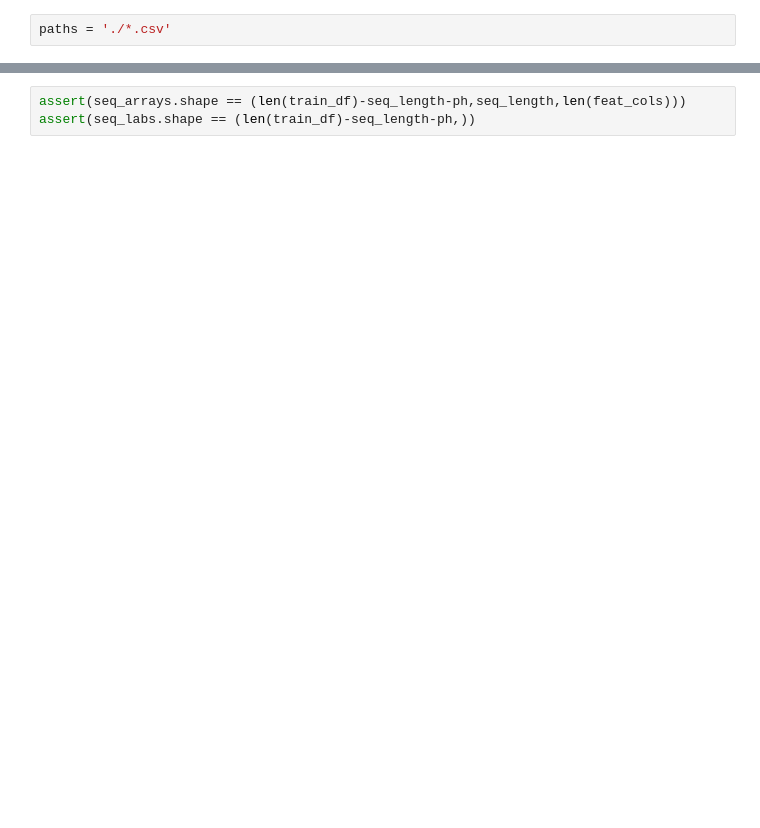
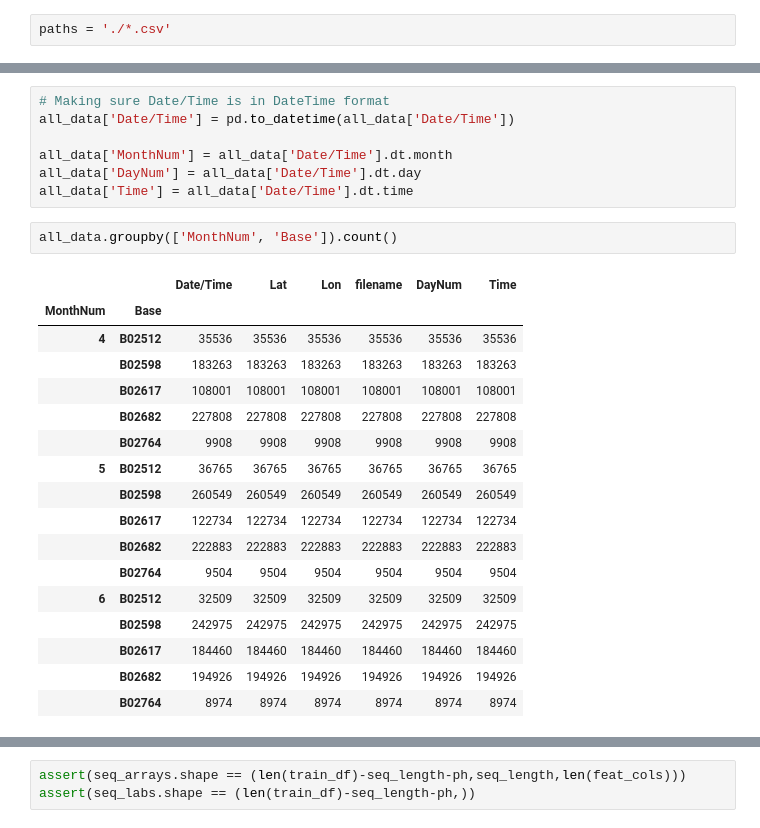
Before and after one commit to ljtaylor99/AAI-530-Final-Project, a Jupyter notebook: AAI530_Final.ipynb, the cells around one changed output, grey strips where cells are left out. Drawn from its saved outputs; the diff is of its cells as text; blank space fills up the shorter version.

```diff
--- a/AAI530_Final.ipynb
+++ b/AAI530_Final.ipynb
@@ -204,0 +50,27 @@ seq_labs = np.array(seq_labs, dtype = object).astype(np.float32)
+# %%
+# Making sure Date/Time is in DateTime format
+all_data['Date/Time'] = pd.to_datetime(all_data['Date/Time'])
+
+all_data['MonthNum'] = all_data['Date/Time'].dt.month
+all_data['DayNum'] = all_data['Date/Time'].dt.day
+all_data['Time'] = all_data['Date/Time'].dt.time
+# %%
+all_data.groupby(['MonthNum', 'Base']).count()
+# %% [output]
+|  |  | Date/Time | Lat | Lon | filename | DayNum | Time |
+| MonthNum | Base |  |  |  |  |  |  |
+| 4 | B02512 | 35536 | 35536 | 35536 | 35536 | 35536 | 35536 |
+|  | B02598 | 183263 | 183263 | 183263 | 183263 | 183263 | 183263 |
+|  | B02617 | 108001 | 108001 | 108001 | 108001 | 108001 | 108001 |
+|  | B02682 | 227808 | 227808 | 227808 | 227808 | 227808 | 227808 |
+|  | B02764 | 9908 | 9908 | 9908 | 9908 | 9908 | 9908 |
+| 5 | B02512 | 36765 | 36765 | 36765 | 36765 | 36765 | 36765 |
+|  | B02598 | 260549 | 260549 | 260549 | 260549 | 260549 | 260549 |
+|  | B02617 | 122734 | 122734 | 122734 | 122734 | 122734 | 122734 |
+|  | B02682 | 222883 | 222883 | 222883 | 222883 | 222883 | 222883 |
+|  | B02764 | 9504 | 9504 | 9504 | 9504 | 9504 | 9504 |
+| 6 | B02512 | 32509 | 32509 | 32509 | 32509 | 32509 | 32509 |
+|  | B02598 | 242975 | 242975 | 242975 | 242975 | 242975 | 242975 |
+|  | B02617 | 184460 | 184460 | 184460 | 184460 | 184460 | 184460 |
+|  | B02682 | 194926 | 194926 | 194926 | 194926 | 194926 | 194926 |
+|  | B02764 | 8974 | 8974 | 8974 | 8974 | 8974 | 8974 |
```
Also changed, not shown: parts of 44 cells of this notebook.
